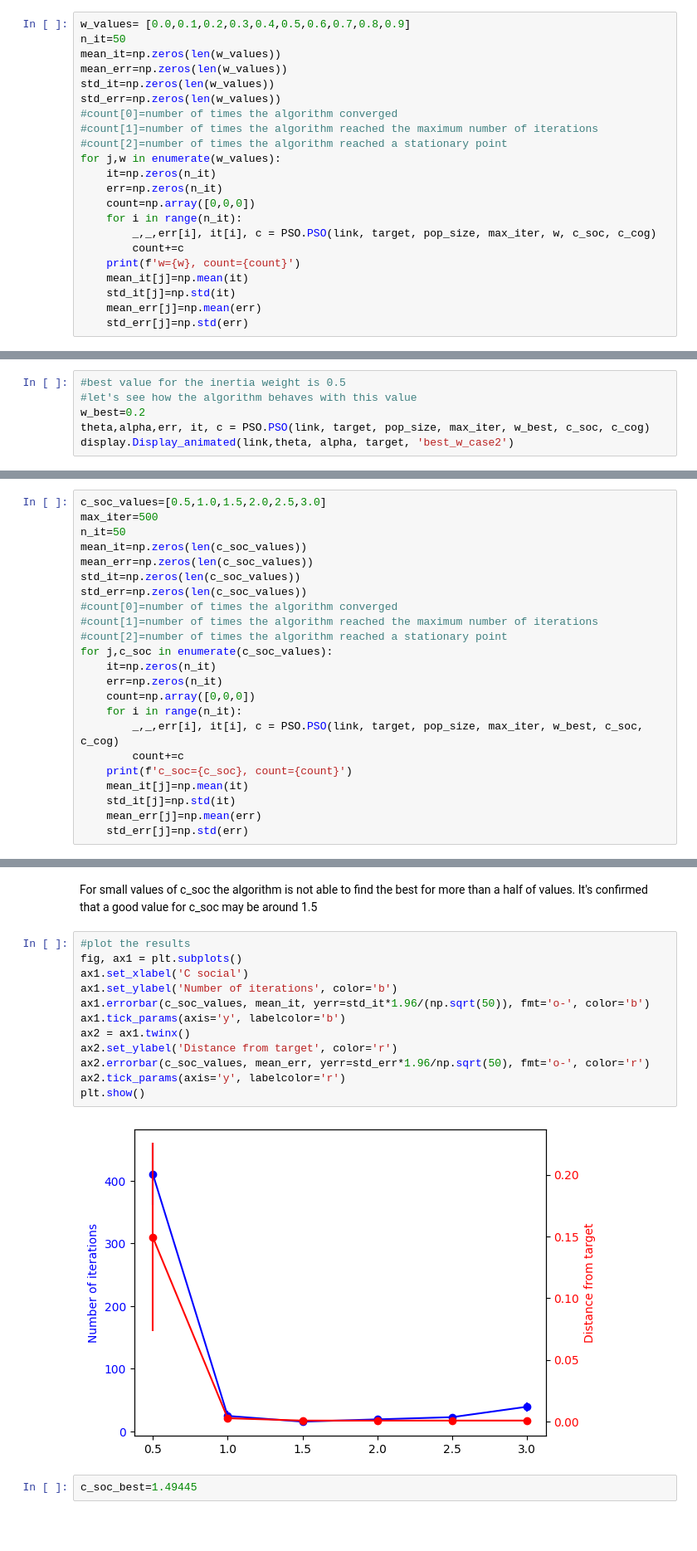
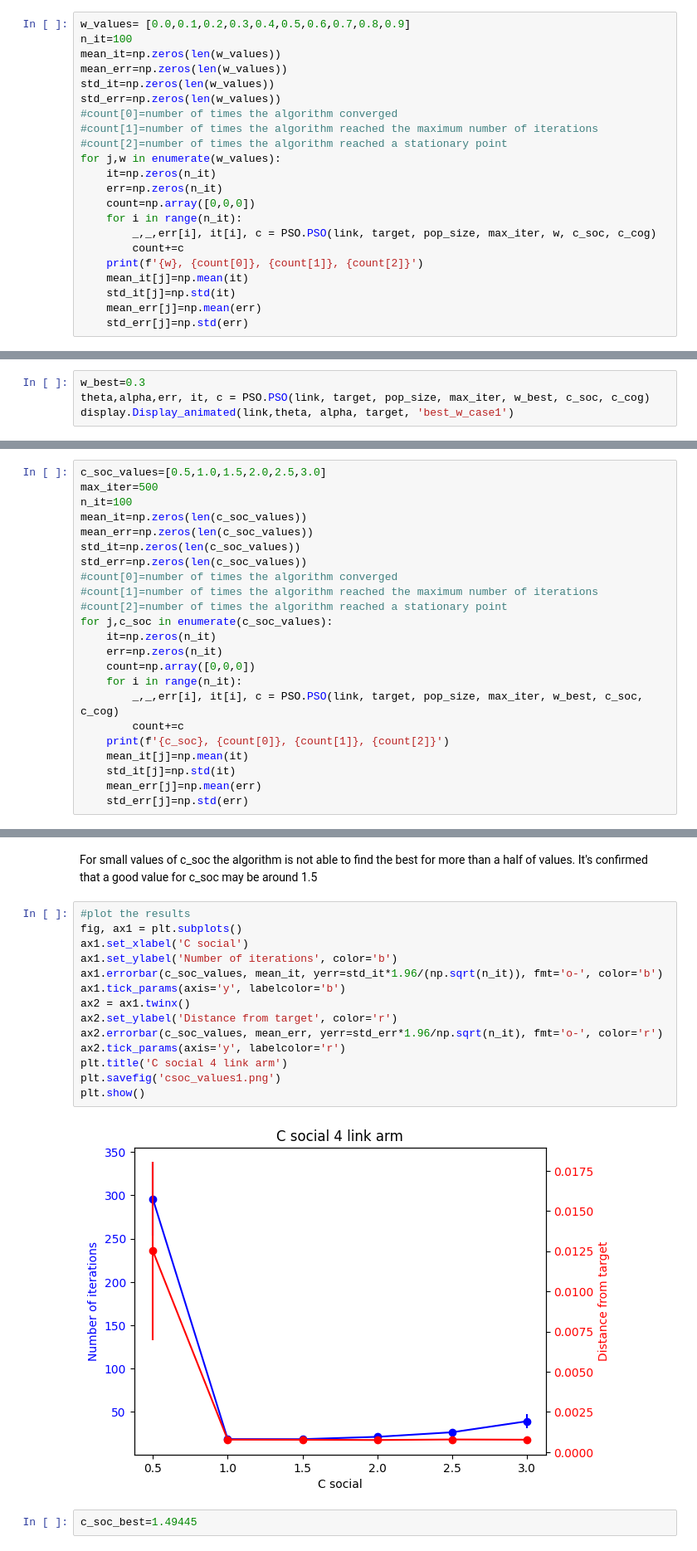
Before and after one commit to 3sara/Optimization_exam, a Jupyter notebook: plots.ipynb, the cells around one changed output, grey strips where cells are left out. Shown: that part at 83% size. Cells and saved outputs as stored; diff of their text form; blank space fills up the shorter version.

```diff
--- a/plots.ipynb
+++ b/plots.ipynb
@@ -144,7 +144,7 @@ pop_size=100
 max_iter=5000
 # %%
 w_values= [0.0,0.1,0.2,0.3,0.4,0.5,0.6,0.7,0.8,0.9]
-n_it=50
+n_it=100
 mean_it=np.zeros(len(w_values))
 mean_err=np.zeros(len(w_values))
 std_it=np.zeros(len(w_values))
@@ -159,7 +159,7 @@ for j,w in enumerate(w_values):
     for i in range(n_it):
         _,_,err[i], it[i], c = PSO.PSO(link, target, pop_size, max_iter, w, c_soc, c_cog)
         count+=c
-    print(f'w={w}, count={count}')
+    print(f'{w}, {count[0]}, {count[1]}, {count[2]}')
     mean_it[j]=np.mean(it)
     std_it[j]=np.std(it)
     mean_err[j]=np.mean(err)
@@ -192,8 +194,6 @@ plt.show()
 # %%
-#best value for the inertia weight is 0.5
-#let's see how the algorithm behaves with this value
-w_best=0.2
+w_best=0.3
 theta,alpha,err, it, c = PSO.PSO(link, target, pop_size, max_iter, w_best, c_soc, c_cog)
-display.Display_animated(link,theta, alpha, target, 'best_w_case2')
+display.Display_animated(link,theta, alpha, target, 'best_w_case1')
 # %% [output]
 MovieWriter ffmpeg unavailable; using Pillow instead.
@@ -201,7 +201,7 @@ MovieWriter ffmpeg unavailable; using Pillow instead.
 # %%
 c_soc_values=[0.5,1.0,1.5,2.0,2.5,3.0]
 max_iter=500
-n_it=50
+n_it=100
 mean_it=np.zeros(len(c_soc_values))
 mean_err=np.zeros(len(c_soc_values))
 std_it=np.zeros(len(c_soc_values))
@@ -216,7 +216,7 @@ for j,c_soc in enumerate(c_soc_values):
     for i in range(n_it):
         _,_,err[i], it[i], c = PSO.PSO(link, target, pop_size, max_iter, w_best, c_soc, c_cog)
         count+=c
-    print(f'c_soc={c_soc}, count={count}')
+    print(f'{c_soc}, {count[0]}, {count[1]}, {count[2]}')
     mean_it[j]=np.mean(it)
     std_it[j]=np.std(it)
     mean_err[j]=np.mean(err)
@@ -233,17 +233,19 @@ For small values of c_soc the algorithm is not able to find the best for more th
 # %%
 #plot the results
 fig, ax1 = plt.subplots()
 ax1.set_xlabel('C social')
 ax1.set_ylabel('Number of iterations', color='b')
-ax1.errorbar(c_soc_values, mean_it, yerr=std_it*1.96/(np.sqrt(50)), fmt='o-', color='b')
+ax1.errorbar(c_soc_values, mean_it, yerr=std_it*1.96/(np.sqrt(n_it)), fmt='o-', color='b')
 ax1.tick_params(axis='y', labelcolor='b')
 ax2 = ax1.twinx()
 ax2.set_ylabel('Distance from target', color='r')
-ax2.errorbar(c_soc_values, mean_err, yerr=std_err*1.96/np.sqrt(50), fmt='o-', color='r')
+ax2.errorbar(c_soc_values, mean_err, yerr=std_err*1.96/np.sqrt(n_it), fmt='o-', color='r')
 ax2.tick_params(axis='y', labelcolor='r')
+plt.title('C social 4 link arm')
+plt.savefig('csoc_values1.png')
 plt.show()
 # %% [output]
-[figure, old version]
+[figure, new version]
 # %%
 c_soc_best=1.49445
 # %%
```
Also changed, not shown: parts of 16 cells of this notebook, 7 other files.
